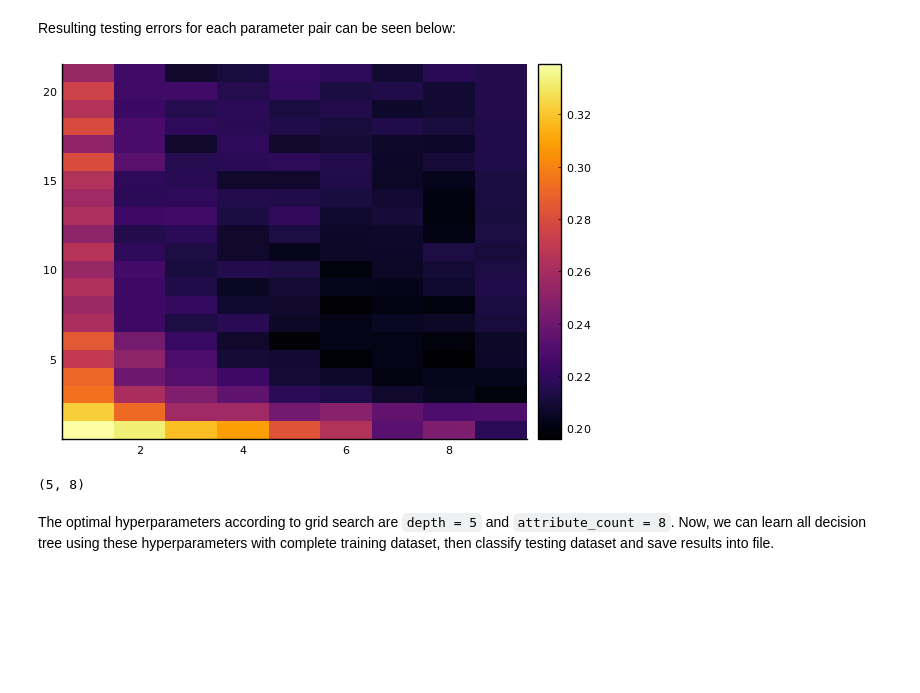
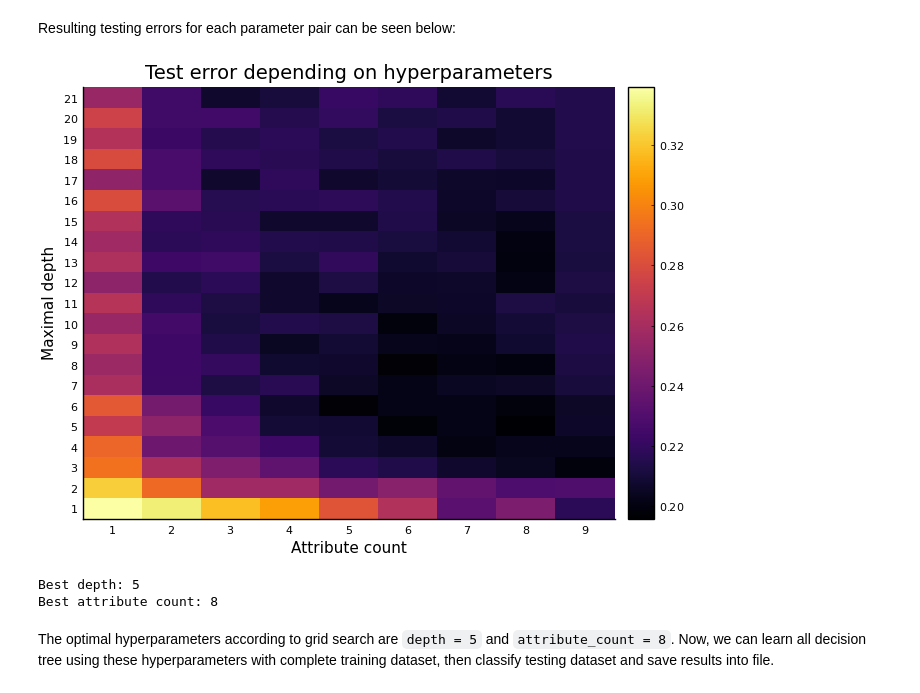
Before and after one commit to B0B36JUL-FinalProjects-2022/Projekt_pikmajan, a Jupyter notebook: examples/titanic.ipynb, the cells around one changed output. Drawn from its saved outputs; the diff is of its cells as text; code cells hidden in the pictures; blank space fills up the shorter version.

Commit message:
Graph beautification

```diff
--- a/examples/titanic.ipynb
+++ b/examples/titanic.ipynb
@@ -171,16 +171,29 @@ end
 errors = errors ./ N;
 # %%
 save("../assets/dt_errors.jld", "errors", errors)
+# %%
+errors = load("../assets/dt_errors.jld", "errors");
 # %% [markdown]
 Resulting testing errors for each parameter pair can be seen below:
-# %%
-heatmap(errors)
-# %% [output]
-[figure, removed]
+# %%
+heatmap(
+    errors;
+    title="Test error depending on hyperparameters",
+    xlabel="Attribute count",
+    xticks=1:9,
+    ylabel="Maximal depth",
+    yticks=1:21,
+    size=(700, 500)
+)
+# %% [output]
+[figure, added]
 # %%
 best_d, best_ac = Tuple(argmin(errors)) # 5, 8
+println("Best depth: $(best_d)")
+println("Best attribute count: $(best_ac)")
 # %% [output]
-(5, 8)
+Best depth: 5
+Best attribute count: 8
 # %% [markdown]
 The optimal hyperparameters according to grid search are
 `depth = 5` and `attribute_count = 8`.
```
Also changed, not shown: parts of 10 cells of this notebook, 2 other files.
